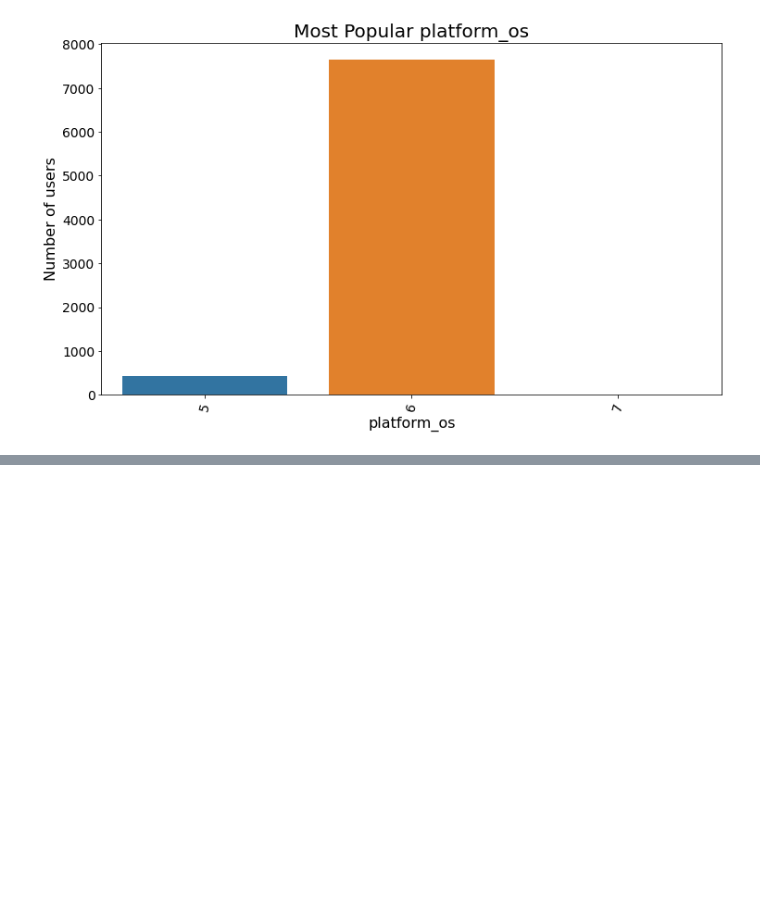
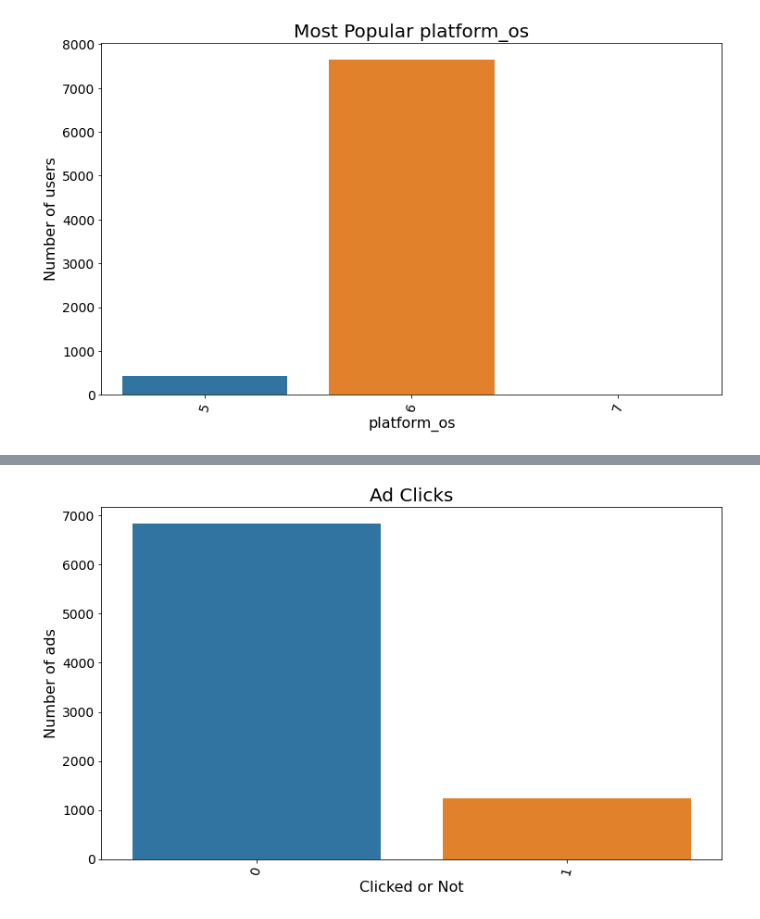
Before and after one commit to graycadeau/10-2, a Jupyter notebook: notebooks/process.ipynb, the cells around one changed output, grey strips where cells are left out. Saved outputs shown, nothing was run; the diff lists cells and outputs as text; code cells hidden in the pictures; blank space fills up the shorter version.

```diff
--- a/notebooks/process.ipynb
+++ b/notebooks/process.ipynb
@@ -85,0 +88,3 @@ plot_bar(browser, 'browser', 'count', 'Most Popular Browsers', 'Browser Type', '
+# %%
+db['clicked'] = db['yes'] + db['no']
+db.describe()
@@ -85,0 +101,6 @@ plot_bar(browser, 'browser', 'count', 'Most Popular Browsers', 'Browser Type', '
+# %%
+clicks = db[["clicked"]].groupby('clicked').agg({'clicked':'count'}).rename(columns = {'clicked' : 'count'}).reset_index()
+clicks = clicks.sort_values(by="count", ascending=False)
+plot_bar(clicks, 'clicked', 'count', 'Ad Clicks', 'Clicked or Not', 'Number of ads')
+# %% [output]
+[figure, added]
```
Also changed, not shown: parts of 20 cells of this notebook.
